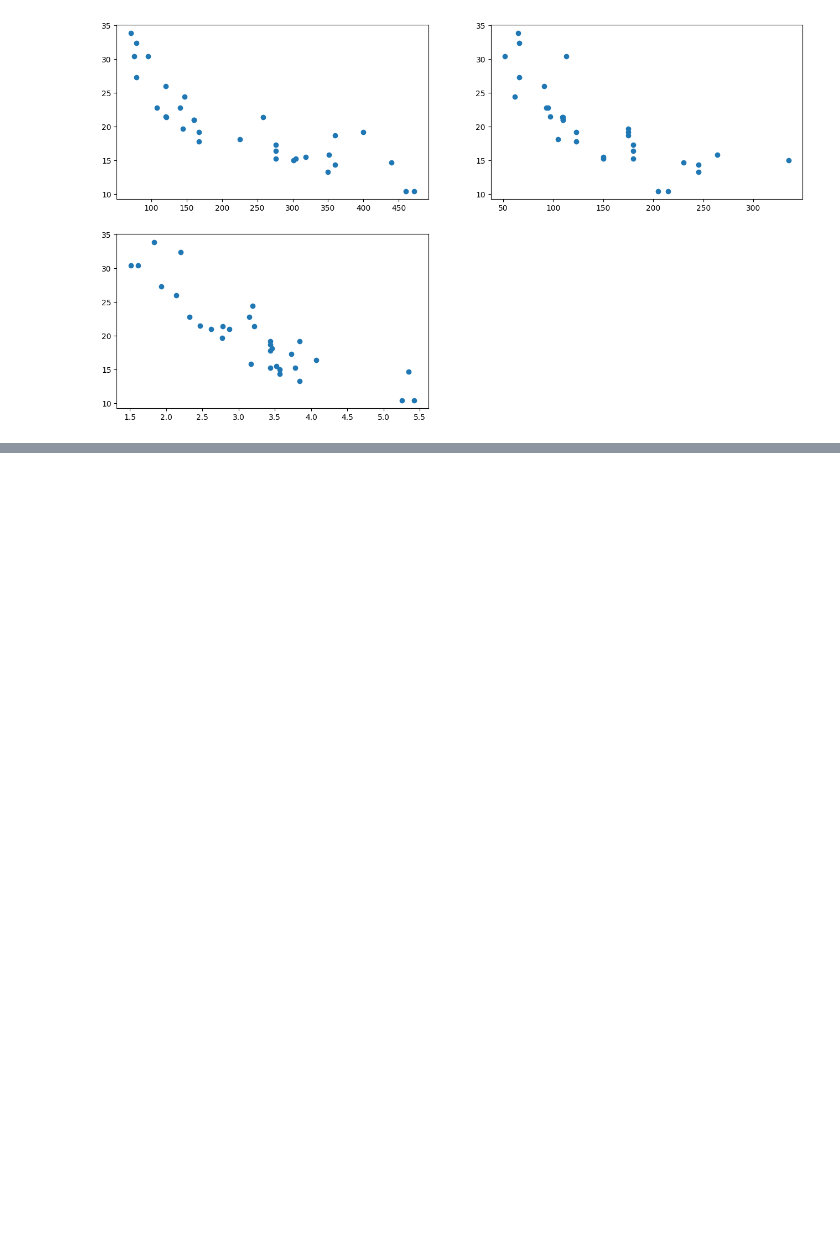
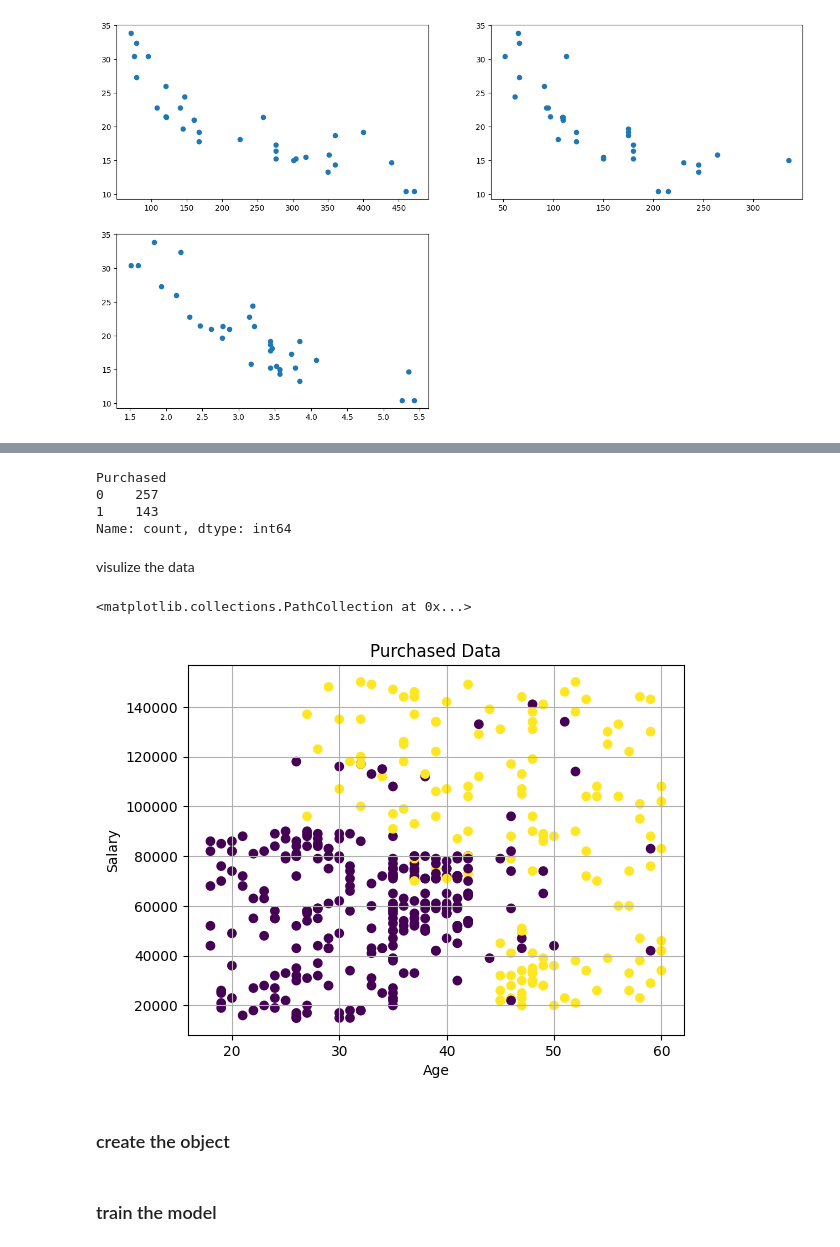
Before and after one commit to omkarlhr9595/IMCC-DATA-SCIENCE, a Jupyter notebook: Day 4-B.ipynb, the cells around one changed output, grey strips where cells are left out. Cells and saved outputs as stored; diff of their text form; code cells hidden in the pictures; blank space fills up the shorter version.

```diff
--- a/Day 4-B.ipynb
+++ b/Day 4-B.ipynb
@@ -115,0 +121,2 @@ plt.scatter(df['wt'],y)
+# %%
+df = pd.read_csv("SOCIAL_NETWORK_Ads.csv")
@@ -115,0 +145,3 @@ plt.scatter(df['wt'],y)
+# %%
+x= df[["Age","EstimatedSalary"]]
+y = df['Purchased']
@@ -115,0 +164,18 @@ plt.scatter(df['wt'],y)
+# %%
+y.value_counts()
+# %% [output]
+Purchased
+0    257
+1    143
+Name: count, dtype: int64
+# %% [markdown]
+visulize the data
+# %%
+plt.title("Purchased Data")
+plt.xlabel('Age')
+plt.ylabel('Salary')
+plt.grid()
+plt.scatter(x['Age'],x['EstimatedSalary'],c=y)
+# %% [output]
+<matplotlib.collections.PathCollection at 0x...>
+[figure, added]
@@ -115,0 +184,2 @@ plt.scatter(df['wt'],y)
+# %% [markdown]
+### create the object
@@ -115,0 +188,2 @@ plt.scatter(df['wt'],y)
+# %% [markdown]
+### train the model
```
Also changed, not shown: parts of 15 cells of this notebook, 1 other file.
